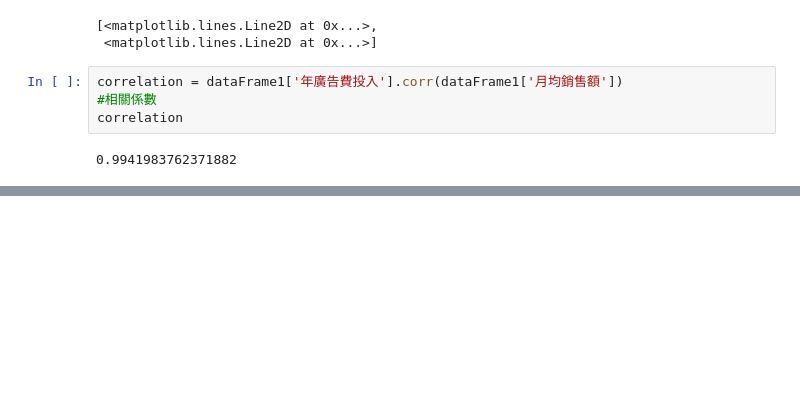
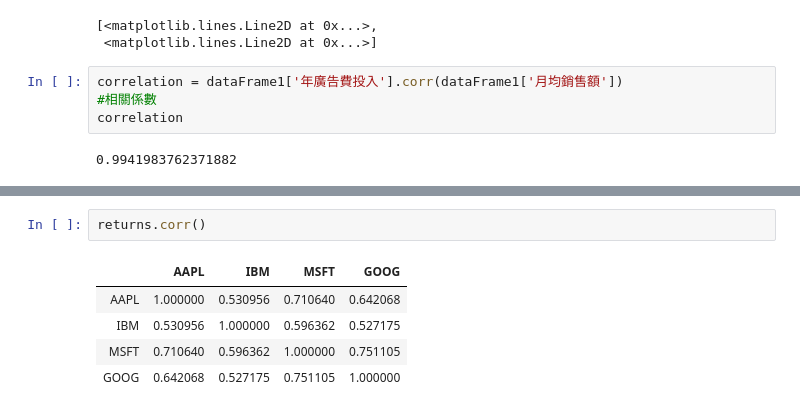
Before and after one commit to a29571508/PythonForDataAnalysis, a Jupyter notebook: 上課內容/sample26.ipynb, the cells around one changed output, grey strips where cells are left out. Drawn from its saved outputs; the diff is of its cells as text; blank space fills up the shorter version.

```diff
--- a/上課內容/sample26.ipynb
+++ b/上課內容/sample26.ipynb
@@ -175,0 +270,8 @@ correlation
+# %%
+returns.corr()
+# %% [output]
+|  | AAPL | IBM | MSFT | GOOG |
+| AAPL | 1.000000 | 0.530956 | 0.710640 | 0.642068 |
+| IBM | 0.530956 | 1.000000 | 0.596362 | 0.527175 |
+| MSFT | 0.710640 | 0.596362 | 1.000000 | 0.751105 |
+| GOOG | 0.642068 | 0.527175 | 0.751105 | 1.000000 |
```
Also changed, not shown: parts of 8 cells of this notebook.
